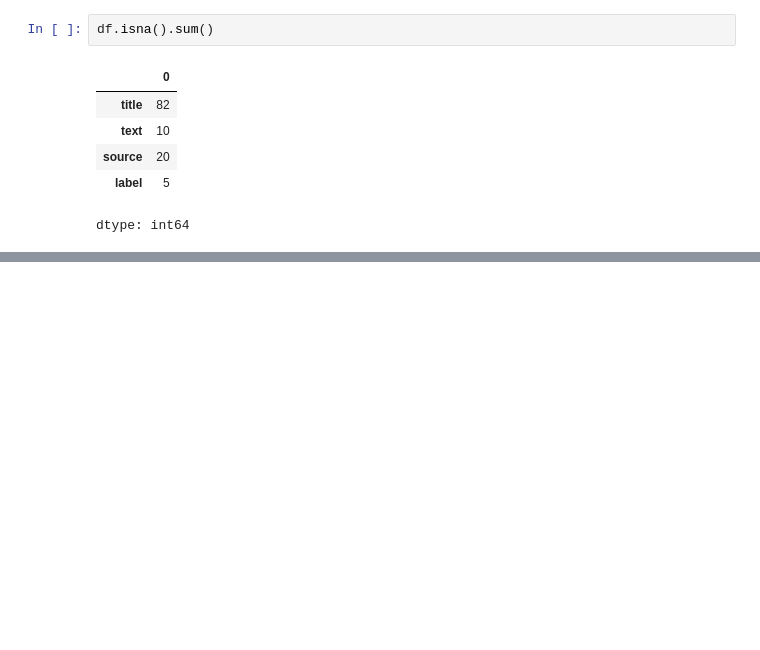
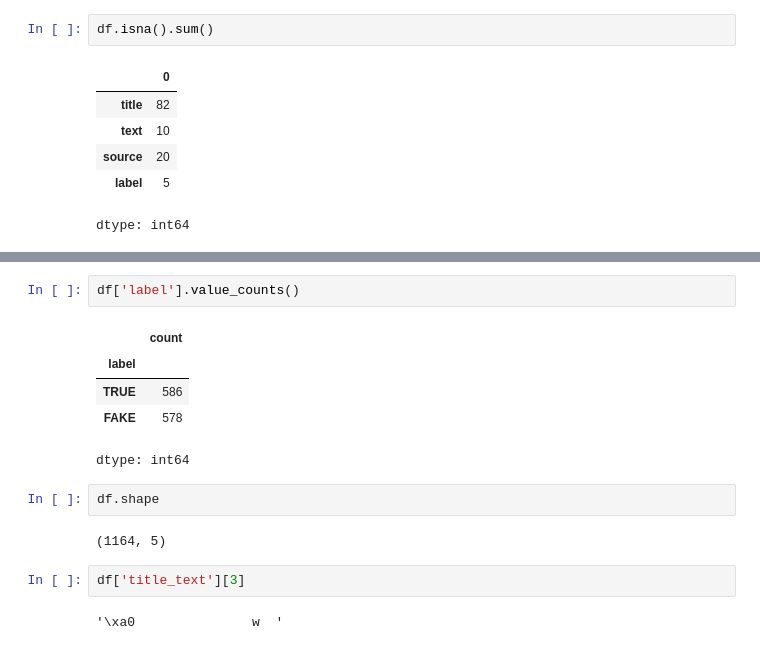
Before and after one commit to DevunuriSrinidhi/ExcelR, a Jupyter notebook: covid_fake_news.ipynb, the cells around one changed output, grey strips where cells are left out. Drawn from its saved outputs; the diff is of its cells as text; blank space fills up the shorter version.

```diff
--- a/covid_fake_news.ipynb
+++ b/covid_fake_news.ipynb
@@ -70,0 +104,16 @@ df.duplicated().sum()
+# %%
+df['label'].value_counts()
+# %% [output]
+|  | count |
+| label |  |
+| TRUE | 586 |
+| FAKE | 578 |
+dtype: int64
+# %%
+df.shape
+# %% [output]
+(1164, 5)
+# %%
+df['title_text'][3]
+# %% [output]
+'\xa0               w  '
```
Also changed, not shown: parts of 14 cells of this notebook.
